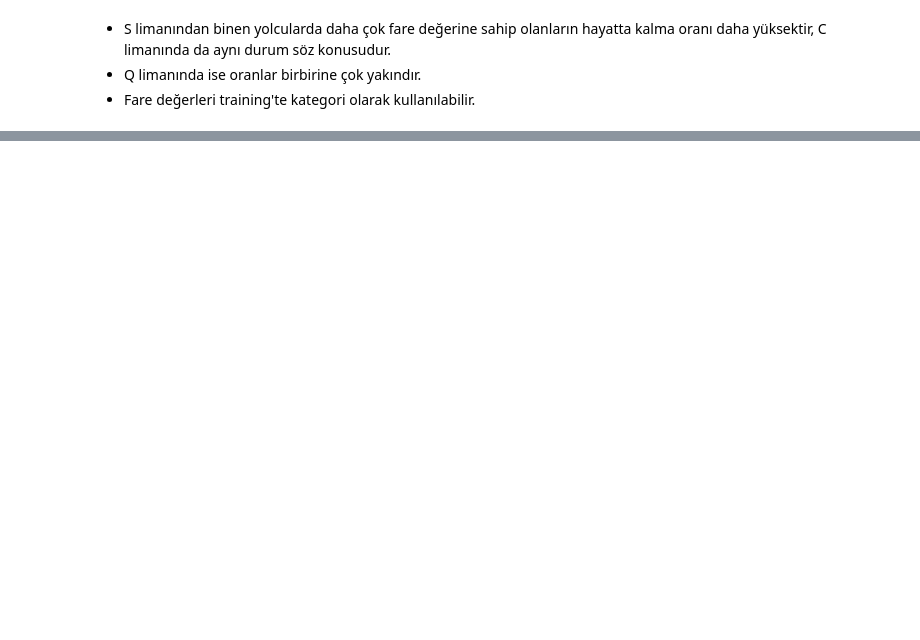
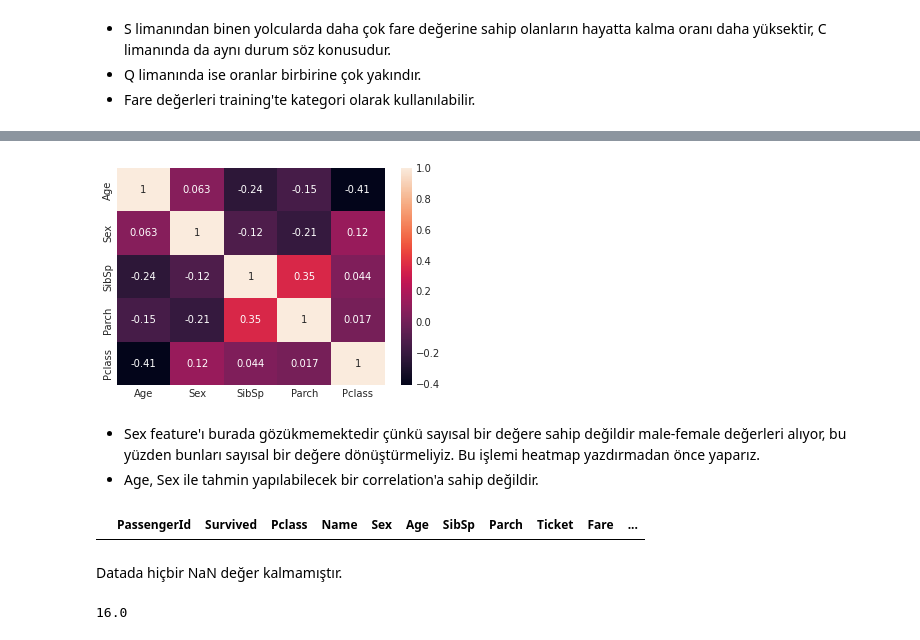
Before and after one commit to ebrukirikkayis/Kaggle-Competition-Titanic-EDA-, a Jupyter notebook: rms-titanic-eda.ipynb, the cells around one changed output, grey strips where cells are left out. Saved outputs shown, nothing was run; the diff lists cells and outputs as text; code cells hidden in the pictures; blank space fills up the shorter version.

```diff
--- a/rms-titanic-eda.ipynb
+++ b/rms-titanic-eda.ipynb
@@ -572,0 +617,10 @@ plt.show()
+# %%
+train_df["Sex"]=[1 if i=="male" else 0 for i in train_df["Sex"]]
+# %%
+sns.heatmap(train_df[["Age","Sex","SibSp","Parch","Pclass"]].corr(), annot=True)
+plt.show()
+# %% [output]
+[figure, added]
+# %% [markdown]
+* Sex feature'ı burada gözükmemektedir çünkü sayısal bir değere sahip değildir male-female değerleri alıyor, bu yüzden bunları sayısal bir değere dönüştürmeliyiz. Bu işlemi heatmap yazdırmadan önce yaparız.
+* Age, Sex ile tahmin yapılabilecek bir correlation'a sahip değildir.
@@ -572,0 +639,13 @@ plt.show()
+# %%
+train_df[train_df["Age"].isnull()]
+# Şimdi veride NaN değer olup olmadığını kontrol edelim.
+# %% [output]
+|  | PassengerId | Survived | Pclass | Name | Sex | Age | SibSp | Parch | Ticket | Fare | ... |
+# %% [markdown]
+Datada hiçbir NaN değer kalmamıştır.
+# %%
+age_pred
+# burada age predict edildi fakat data'da hâlâ age feature'ında NaN değerler bulunmaktadır.
+# bunun sebebi ise prediction yapabilmek için kullandığımız SibSp, Parch ve Pclass feature'larında da NaN değerler olmasıdır.
+# %% [output]
+16.0
```
Also changed, not shown: parts of 13 cells of this notebook.
